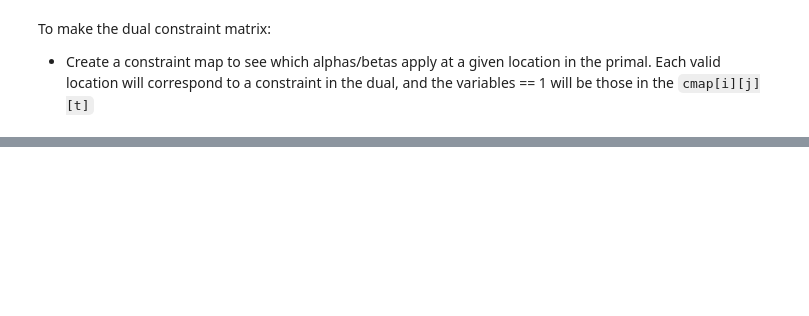
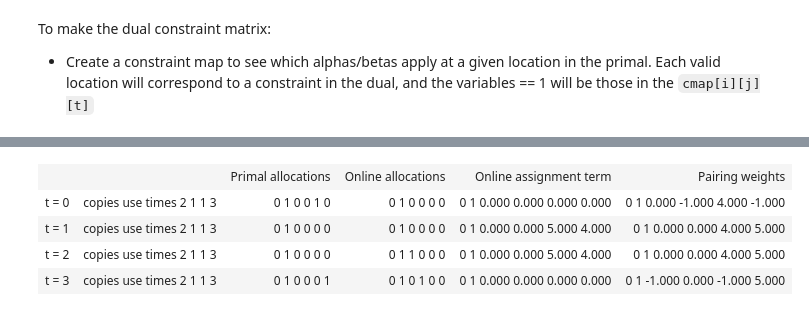
Before and after one commit to lguerdan/dynamic-matching-solver, a Jupyter notebook: v2_dynamic_matching_lp_solver_expansion2.ipynb, the cells around one changed output, grey strips where cells are left out. Saved outputs shown, nothing was run; the diff lists cells and outputs as text; code cells hidden in the pictures; blank space fills up the shorter version.

```diff
--- a/v2_dynamic_matching_lp_solver_expansion2.ipynb
+++ b/v2_dynamic_matching_lp_solver_expansion2.ipynb
@@ -663,12 +561,0 @@ array([0.   , 0.   , 0.   , 0.   , 0.   , 0.   , 0.   , 0.   , 0.619,
-# %%
-J = 6 # number of agents
-d = 2 # wait time for each agent
-
-I = 3 # number of resources
-k=np.array([1,9,5]) # use times
-c=np.array([J,2,2]) # number of copies
-
-
-T = J+d # total time for matches to occur
-
-valid_matches, pairing_weights = create_tableau(I,J,T)
@@ -696,27 +561,0 @@ display(pd.DataFrame(np.max(pairing_weights, axis=2)))
-# %%
-def display_3D(tableaus_int, tableaus_float, names, c, k, T):
-    '''Given an array of numpy arrays, transforms to dataframes and displays'''
-
-    metadf = pd.DataFrame({
-        'copies' :[c[i] for i in range(allocs.shape[0])],
-        'use times' :[k[i] for i in range(allocs.shape[0])]
-    })
-
-    html_str = ('<th>'
-                + ''.join([f'<td style="text-align:center">{name}</td>' for name in names])
-                + '</th>')
-
-    int_ixs = len(tableaus_int)-1
-    tableaus_int.extend(tableaus_float)
-
-    for i in range(T):
-        row_dfs = [pd.DataFrame(tableau[:,:,i]) for tableau in tableaus_int]
-
-        html_str += ('<tr>' + "<td style='vertical-align:center'> t = {}".format(i) +
-                     f"<td style='vertical-align:top'>{metadf.to_html(index=False, float_format='%i')}</td>" +
-                     ''.join(f"<td style='vertical-align:top'> {df.to_html(index=False, float_format='%.3f') if ix > int_ixs else df.to_html(index=False,float_format='%i')}</td>"
-                             for ix,df in enumerate(row_dfs)) +
-                     '</tr>')
-
-    html_str = f'<table>{html_str}</table>'
-    display_html(html_str, raw=True)
@@ -722,0 +578,8 @@ def display_3D(tableaus_int, tableaus_float, names, c, k, T):
+# %%
+display_3D([allocs, online_allocs], [comps, pairing_weights], names, c, k, T)
+# %% [output]
+|  |  | Primal allocations | Online allocations | Online assignment term | Pairing weights |
+| t = 0 | copies use times 2 1 1 3 | 0 1 0 0 1 0 | 0 1 0 0 0 0 | 0 1 0.000 0.000 0.000 0.000 | 0 1 0.000 -1.000 4.000 -1.000 |
+| t = 1 | copies use times 2 1 1 3 | 0 1 0 0 0 0 | 0 1 0 0 0 0 | 0 1 0.000 0.000 5.000 4.000 | 0 1 0.000 0.000 4.000 5.000 |
+| t = 2 | copies use times 2 1 1 3 | 0 1 0 0 0 0 | 0 1 1 0 0 0 | 0 1 0.000 0.000 5.000 4.000 | 0 1 0.000 0.000 4.000 5.000 |
+| t = 3 | copies use times 2 1 1 3 | 0 1 0 0 0 1 | 0 1 0 1 0 0 | 0 1 0.000 0.000 0.000 0.000 | 0 1 -1.000 0.000 -1.000 5.000 |
```
Also changed, not shown: parts of 73 cells of this notebook, 4 other files.
